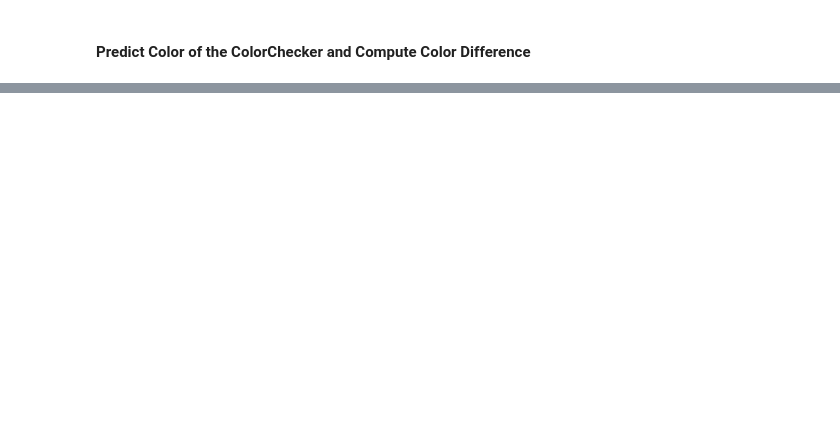
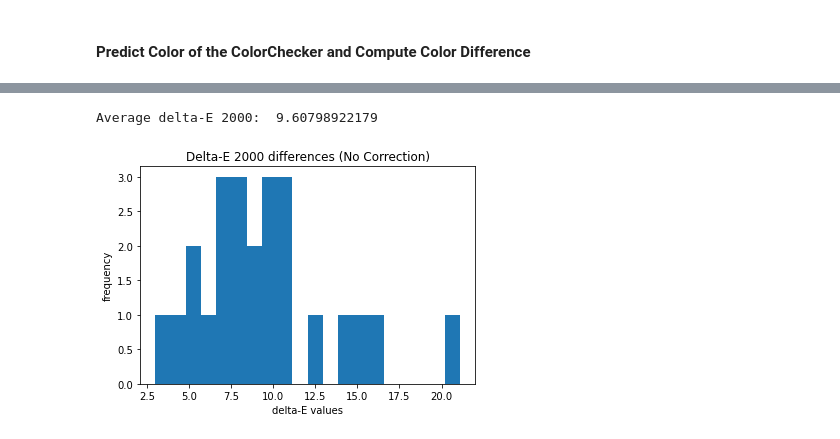
Before and after one commit to DarkPaquito/imco-project, a Jupyter notebook: color_correction.ipynb, the cells around one changed output, grey strips where cells are left out. Cells and saved outputs as stored; diff of their text form; code cells hidden in the pictures; blank space fills up the shorter version.

```diff
--- a/color_correction.ipynb
+++ b/color_correction.ipynb
@@ -494,0 +519,24 @@ Average delta-E 2000:  9.59286894097
+# %%
+# Get P
+P = patch_mean_rgb_corrected_norm.transpose()  # shape: [3 x 24]
+# Solve equation (compute M from X and P)
+t1 = P.dot(P.transpose())
+t2 = np.linalg.inv(t1)
+t3 = (P.transpose()).dot(t2)
+M = X.dot(t3)  # correction matrix, shape: [3 x 3]
+# %%
+cc_XYZ_corrected = M.dot(P)  # shape: [3 x 24]
+# Convert to Lab
+cc_Lab_corrected = colour.XYZ_to_Lab(cc_XYZ_corrected.T, illum_D65)  # shape: [24 x 3]
+# Compute delta-E with reference XYZ data
+cc_dE00 = colour.difference.delta_E_CIE2000(cc_Lab_reference, cc_Lab_corrected)
+# Show histogram of delta-E values
+plt.hist(cc_dE00, bins=20)
+plt.title("Delta-E 2000 differences (No Correction)")
+plt.xlabel("delta-E values")
+plt.ylabel("frequency")
+print("Average delta-E 2000: ",np.mean(cc_dE00))
+np.savetxt(os.path.join(outpath,"DeltaE2000.csv"), cc_dE00, fmt="%f", delimiter=",")
+# %% [output]
+Average delta-E 2000:  9.60798922179
+[figure, added]
```
Also changed, not shown: parts of 20 cells of this notebook, 4 other files.
